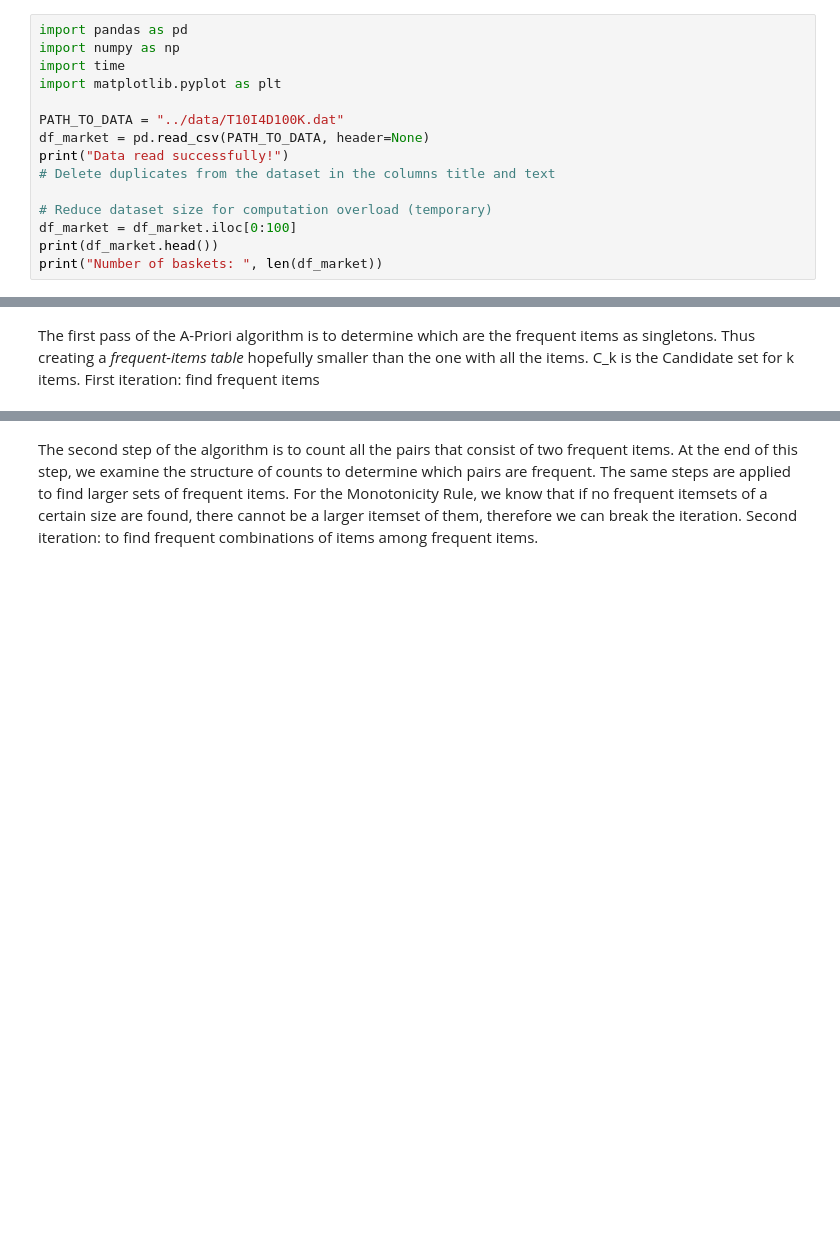
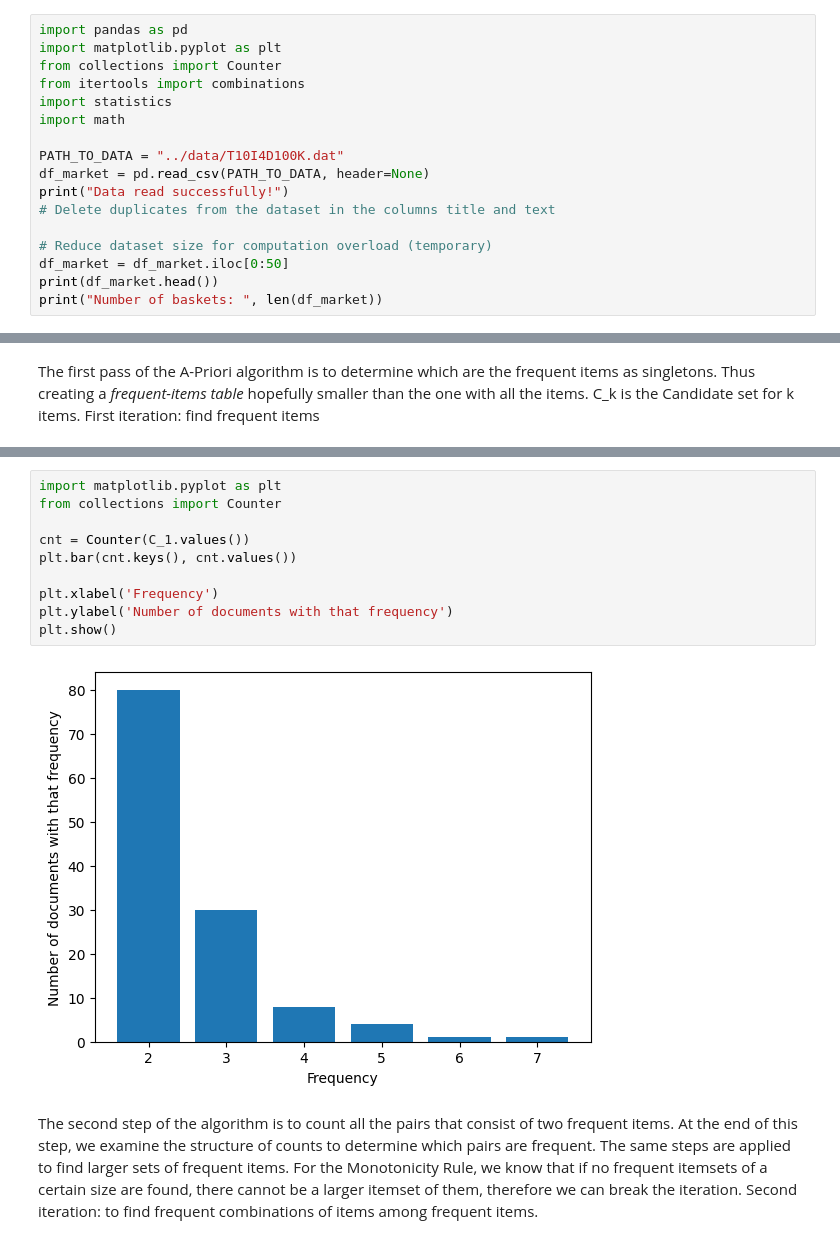
Before and after one commit to data-mining-kth/discovery-of-frequent-itemsets, a Jupyter notebook: src/HW2_Chiminelli_Praturlon.ipynb, the cells around one changed output, grey strips where cells are left out. Drawn from its saved outputs; the diff is of its cells as text; blank space fills up the shorter version.

Commit message:
Added statistics

```diff
--- a/src/HW2_Chiminelli_Praturlon.ipynb
+++ b/src/HW2_Chiminelli_Praturlon.ipynb
@@ -14,8 +15,10 @@ In order to run this notebook you need to import the dataset at this address (ht
 # %%
 import pandas as pd
-import numpy as np
-import time
 import matplotlib.pyplot as plt
+from collections import Counter
+from itertools import combinations
+import statistics
+import math
 
 PATH_TO_DATA = "../data/T10I4D100K.dat"
 df_market = pd.read_csv(PATH_TO_DATA, header=None)
@@ -23,7 +26,7 @@ print("Data read successfully!")
 # Delete duplicates from the dataset in the columns title and text
 
 # Reduce dataset size for computation overload (temporary)
-df_market = df_market.iloc[0:100]
+df_market = df_market.iloc[0:50]
 print(df_market.head())
 print("Number of baskets: ", len(df_market))
 # %% [output]
@@ -113,3 +118,15 @@ Median:  2.0
+# %%
+import matplotlib.pyplot as plt
+from collections import Counter
+
+cnt = Counter(C_1.values())
+plt.bar(cnt.keys(), cnt.values())
+
+plt.xlabel('Frequency')
+plt.ylabel('Number of documents with that frequency')
+plt.show()
+# %% [output]
+[figure, added]
 # %% [markdown]
 The second step of the algorithm is to count all the pairs that consist of two frequent items. At the end of this step, we examine the structure of counts to determine which pairs are frequent. The same steps are applied to find larger sets of frequent items.
 For the Monotonicity Rule, we know that if no frequent itemsets of a certain size are found, there cannot be a larger itemset of them, therefore we can break the iteration.
```
Also changed, not shown: parts of 8 cells of this notebook.
